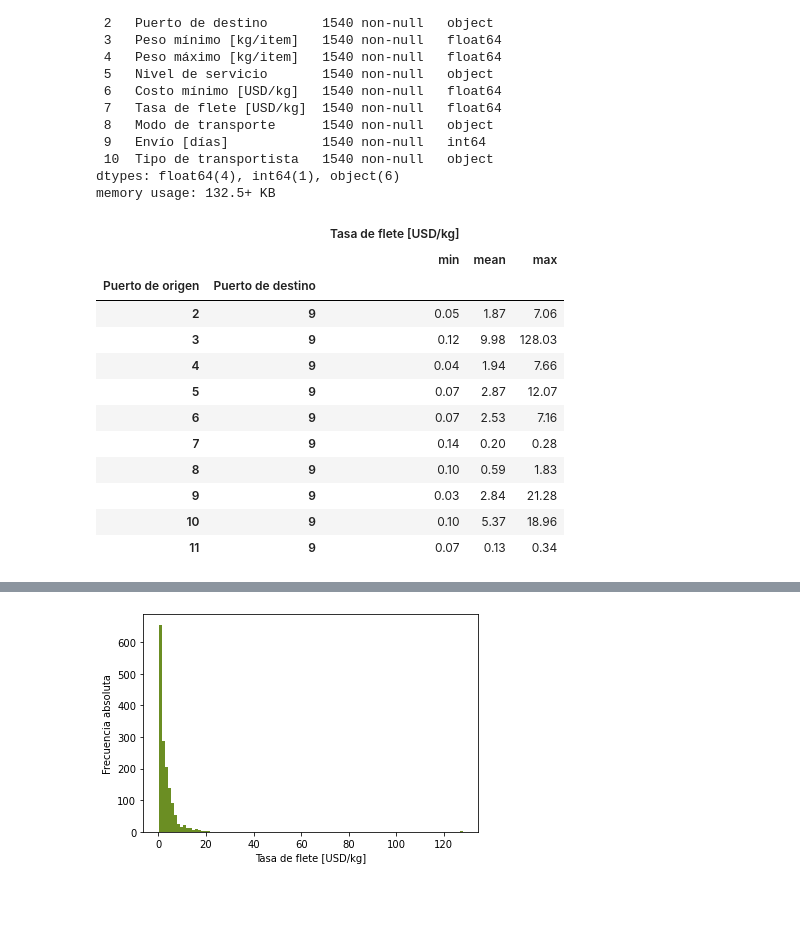
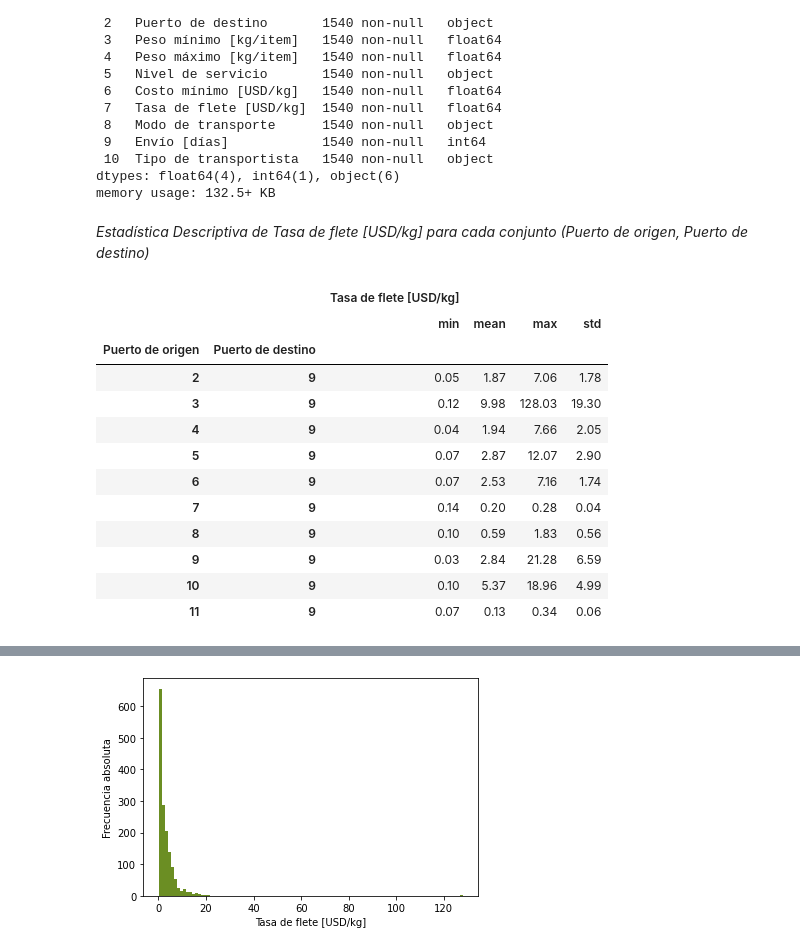
Before and after one commit to hernanrodri/Supply-Chain-Analytics, a Jupyter notebook: Supply Chain Analysis.ipynb, the cells around one changed output, grey strips where cells are left out. Cells and saved outputs as stored; diff of their text form; code cells hidden in the pictures; blank space fills up the shorter version.

```diff
--- a/Supply Chain Analysis.ipynb
+++ b/Supply Chain Analysis.ipynb
@@ -213,26 +214,26 @@ Data columns (total 11 columns):
  10  Tipo de transportista   1540 non-null   object
 dtypes: float64(4), int64(1), object(6)
 memory usage: 132.5+ KB
+# %%
+lista = ["Puerto de origen", "Puerto de destino"]
+fletes[lista] = fletes[lista].replace(to_replace = "[^\d.]", value = "", regex = True).astype(int)
+fletes["Modo de transporte"] = fletes["Modo de transporte"].replace({"AIR   ": "Aire", "GROUND": "Tierra"}, regex = True)
+# %% [markdown]
+*Estadística Descriptiva de Tasa de flete [USD/kg] para cada conjunto (Puerto de origen, Puerto de destino)*
 # %%
-fletes[["Puerto de origen", "Puerto de destino"]] = fletes[["Puerto de origen", "Puerto de destino"]].replace(to_replace = "[^\d.]", value = "", regex = True).astype(int)
-fletes["Modo de transporte"] = fletes["Modo de transporte"].replace({"AIR   ": "Aire", "GROUND": "Tierra"}, regex = True)
-
-#La tasa de flete [USD/kg] no se puede sumar directamente!
-#¿Puede haber una "relación inversa" entre tasa de flete [USD/kg] y tiempo de envío [días]?
-
-fletes_agrup = fletes.groupby(by = ["Puerto de origen", "Puerto de destino"]).agg({"Tasa de flete [USD/kg]": ["min", "mean", "max"]}).round(2)
-fletes_agrup
+fletes_agrup = fletes.groupby(by = ["Puerto de origen", "Puerto de destino"]).agg({"Tasa de flete [USD/kg]": ["min", "mean", "max", "std"]})
+fletes_agrup.round(2)
 # %% [output]
-|  |  | Tasa de flete [USD/kg] |  |  |
-|  |  | min | mean | max |
-| Puerto de origen | Puerto de destino |  |  |  |
-| 2 | 9 | 0.05 | 1.87 | 7.06 |
-| 3 | 9 | 0.12 | 9.98 | 128.03 |
-| 4 | 9 | 0.04 | 1.94 | 7.66 |
-| 5 | 9 | 0.07 | 2.87 | 12.07 |
-| 6 | 9 | 0.07 | 2.53 | 7.16 |
-| 7 | 9 | 0.14 | 0.20 | 0.28 |
-| 8 | 9 | 0.10 | 0.59 | 1.83 |
-| 9 | 9 | 0.03 | 2.84 | 21.28 |
-| 10 | 9 | 0.10 | 5.37 | 18.96 |
-| 11 | 9 | 0.07 | 0.13 | 0.34 |
+|  |  | Tasa de flete [USD/kg] |  |  |  |
+|  |  | min | mean | max | std |
+| Puerto de origen | Puerto de destino |  |  |  |  |
+| 2 | 9 | 0.05 | 1.87 | 7.06 | 1.78 |
+| 3 | 9 | 0.12 | 9.98 | 128.03 | 19.30 |
+| 4 | 9 | 0.04 | 1.94 | 7.66 | 2.05 |
+| 5 | 9 | 0.07 | 2.87 | 12.07 | 2.90 |
+| 6 | 9 | 0.07 | 2.53 | 7.16 | 1.74 |
+| 7 | 9 | 0.14 | 0.20 | 0.28 | 0.04 |
+| 8 | 9 | 0.10 | 0.59 | 1.83 | 0.56 |
+| 9 | 9 | 0.03 | 2.84 | 21.28 | 6.59 |
+| 10 | 9 | 0.10 | 5.37 | 18.96 | 4.99 |
+| 11 | 9 | 0.07 | 0.13 | 0.34 | 0.06 |
```
Also changed, not shown: parts of 7 cells of this notebook.
